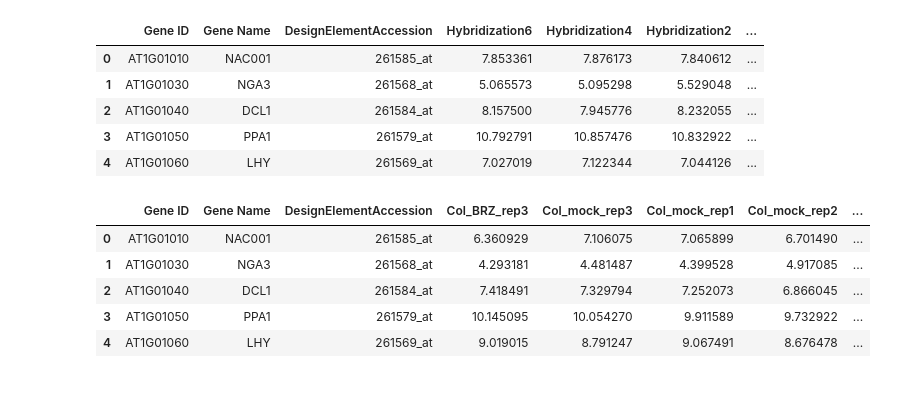
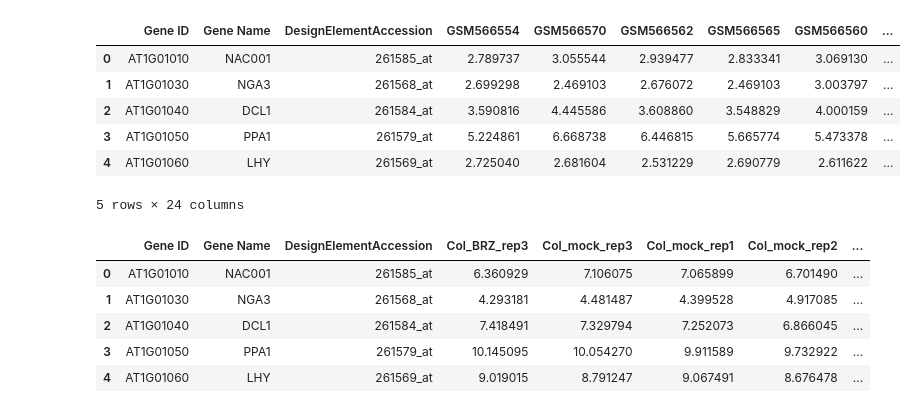
Before and after one commit to don9don99don999don9999/verbose-couscous, a Jupyter notebook: Atlas.ipynb, the cells around one changed output. Drawn from its saved outputs; the diff is of its cells as text; code cells hidden in the pictures.

```diff
--- a/Atlas.ipynb
+++ b/Atlas.ipynb
@@ -13,14 +38,15 @@ all_files = glob.glob(os.path.join(path,"Tran*"))
 # %%
 df_list = [pd.read_csv(open(x),delimiter=',' ,comment='#') for x in all_files]
 # %%
-df_list[4].head()
+df_list[16].head()
 # %% [output]
-|  | Gene ID | Gene Name | DesignElementAccession | Hybridization6 | Hybridization4 | Hybridization2 | ... |
-| 0 | AT1G01010 | NAC001 | 261585_at | 7.853361 | 7.876173 | 7.840612 | ... |
-| 1 | AT1G01030 | NGA3 | 261568_at | 5.065573 | 5.095298 | 5.529048 | ... |
-| 2 | AT1G01040 | DCL1 | 261584_at | 8.157500 | 7.945776 | 8.232055 | ... |
-| 3 | AT1G01050 | PPA1 | 261579_at | 10.792791 | 10.857476 | 10.832922 | ... |
-| 4 | AT1G01060 | LHY | 261569_at | 7.027019 | 7.122344 | 7.044126 | ... |
+|  | Gene ID | Gene Name | DesignElementAccession | GSM566554 | GSM566570 | GSM566562 | GSM566565 | GSM566560 | ... |
+| 0 | AT1G01010 | NAC001 | 261585_at | 2.789737 | 3.055544 | 2.939477 | 2.833341 | 3.069130 | ... |
+| 1 | AT1G01030 | NGA3 | 261568_at | 2.699298 | 2.469103 | 2.676072 | 2.469103 | 3.003797 | ... |
+| 2 | AT1G01040 | DCL1 | 261584_at | 3.590816 | 4.445586 | 3.608860 | 3.548829 | 4.000159 | ... |
+| 3 | AT1G01050 | PPA1 | 261579_at | 5.224861 | 6.668738 | 6.446815 | 5.665774 | 5.473378 | ... |
+| 4 | AT1G01060 | LHY | 261569_at | 2.725040 | 2.681604 | 2.531229 | 2.690779 | 2.611622 | ... |
+5 rows × 24 columns
 # %%
 df_mat = reduce(lambda a,b : pd.merge(a,b,on=['Gene ID','Gene Name','DesignElementAccession'],how ='outer'),df_list)
 # %%
```
Also changed, not shown: parts of 21 cells of this notebook.
